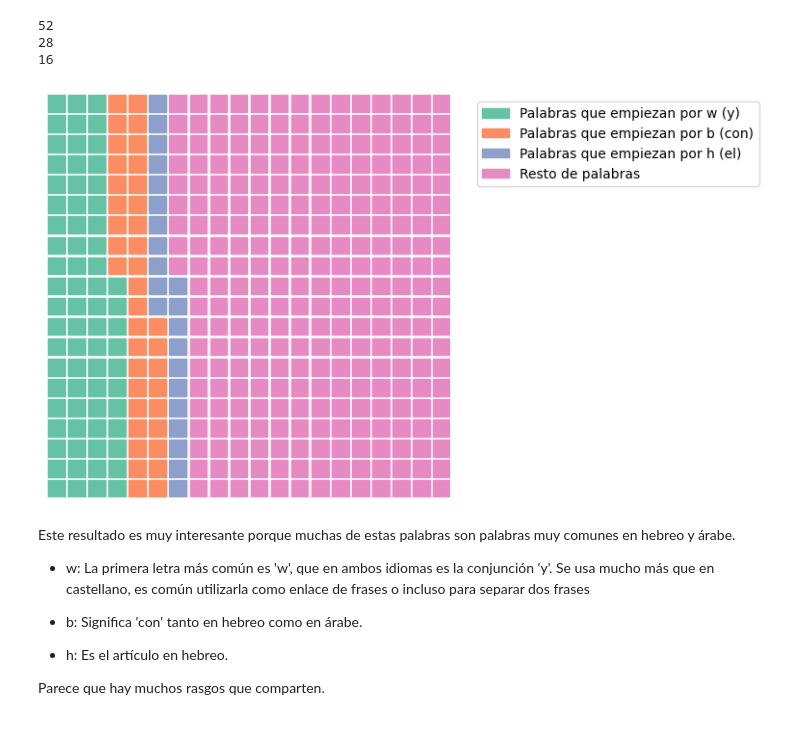
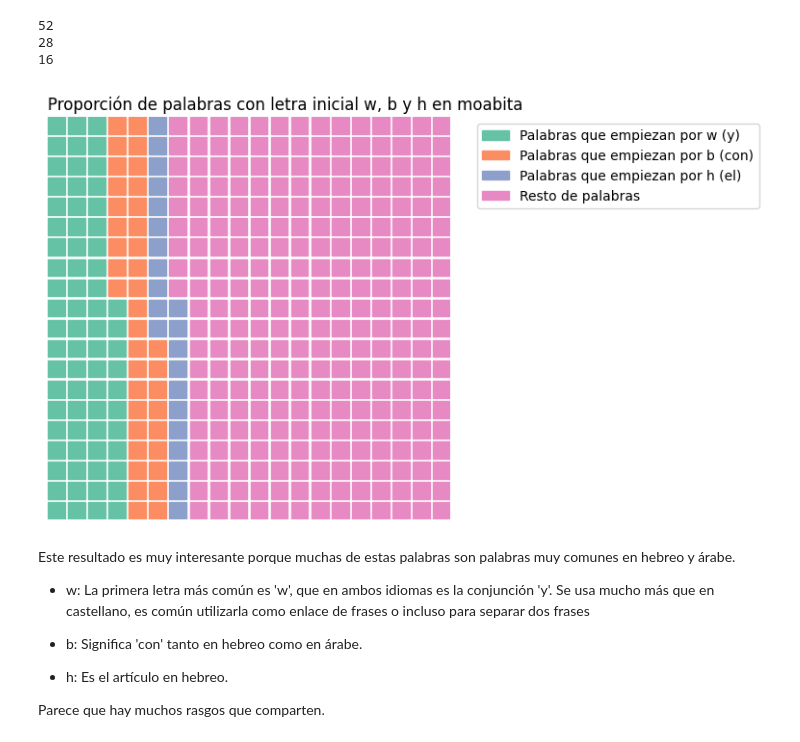
Before and after one commit to RaimundoRobotica/estela_de_mesha, a Jupyter notebook: src/memoria.ipynb, the cells around one changed output. Saved outputs shown, nothing was run; the diff lists cells and outputs as text; code cells hidden in the pictures.

```diff
--- a/src/memoria.ipynb
+++ b/src/memoria.ipynb
@@ -563,18 +553,19 @@ resto_de_letras = palabras - len(palabras_h) - len(palabras_b) - len(palabras_w)
 # %%
 # create simple dummy data
 dic_inicio_palabras = {'Palabras que empiezan por w (y)': len(palabras_w), 'Palabras que empiezan por b (con)': len(palabras_b), 'Palabras que empiezan por h (el)': len(palabras_h), 'Resto de palabras': resto_de_letras}
 
 # Basic waffle
 plt.figure(
   FigureClass=Waffle,
   rows=20,
   columns=20,
   values=dic_inicio_palabras,
   legend={'loc': 'upper left', 'bbox_to_anchor': (1.05, 1)},
 )
+plt.title("Proporción de palabras con letra inicial w, b y h en moabita", loc='left')
 plt.show()
 # %% [output]
-[figure, old version]
+[figure, new version]
 # %% [markdown]
 Este resultado es muy interesante porque muchas de estas palabras son palabras muy comunes en hebreo y árabe.
 
```
Also changed, not shown: parts of 16 cells of this notebook, 17 other files.
